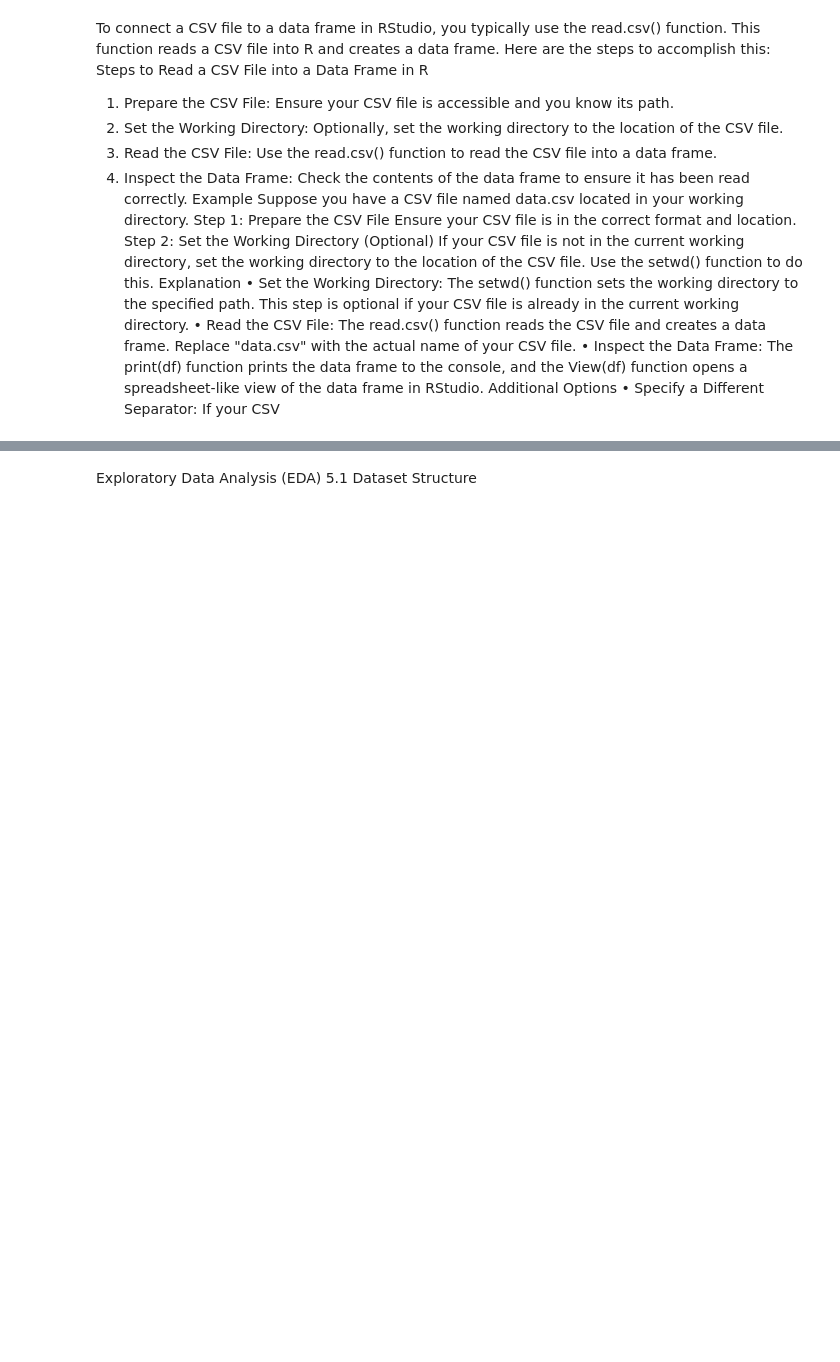
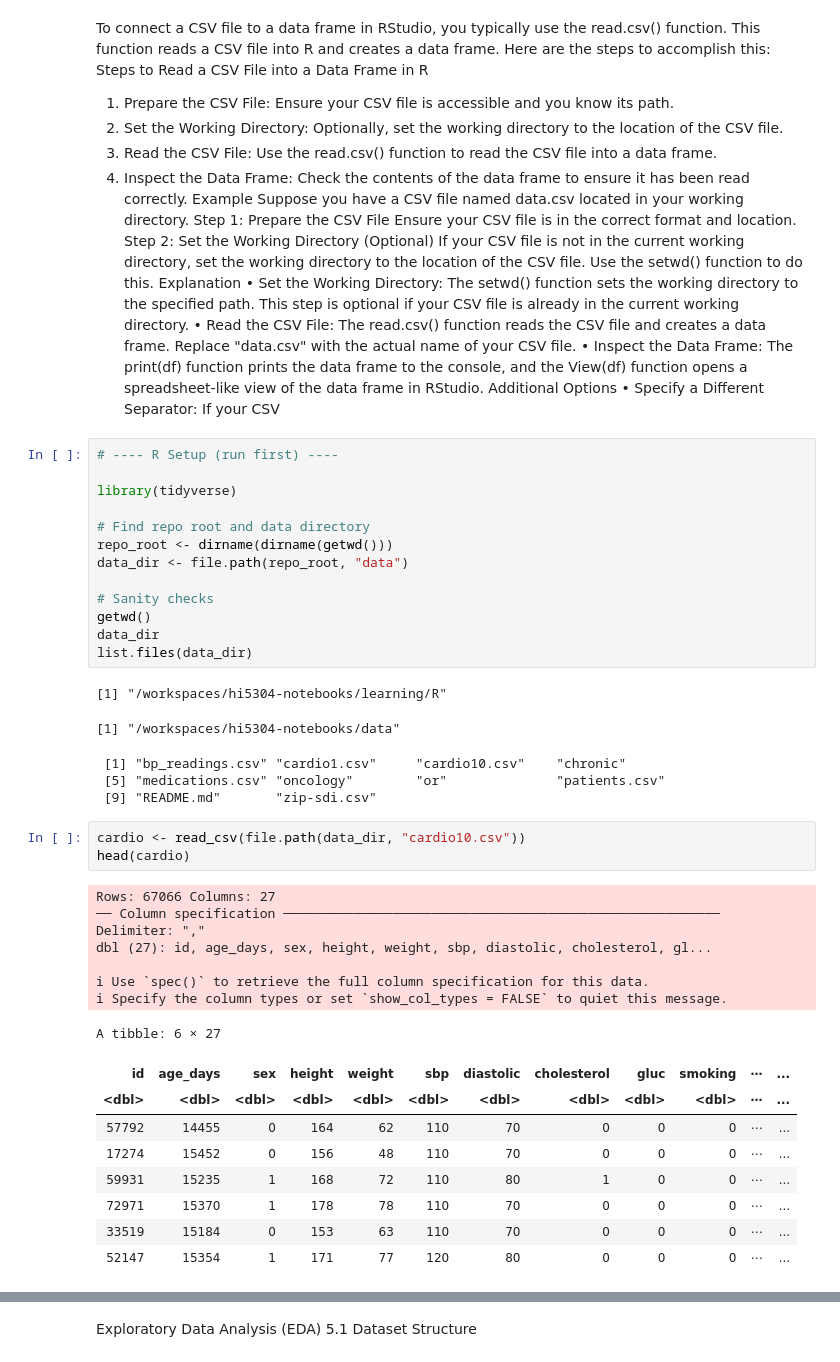
Before and after one commit to Blake-Wei/hi5304-assignment3, a Jupyter notebook: learning/R/Mastering_R.ipynb, the cells around one changed output, grey strips where cells are left out. Cells and saved outputs as stored; diff of their text form; blank space fills up the shorter version.

```diff
--- a/learning/R/Mastering_R.ipynb
+++ b/learning/R/Mastering_R.ipynb
@@ -154,6 +195,45 @@ Explanation
 •	Inspect the Data Frame: The print(df) function prints the data frame to the console, and the View(df) function opens a spreadsheet-like view of the data frame in RStudio.
 Additional Options
 •	Specify a Different Separator: If your CSV
+# %%
+# ---- R Setup (run first) ----
+
+library(tidyverse)
+
+# Find repo root and data directory
+repo_root <- dirname(dirname(getwd()))
+data_dir <- file.path(repo_root, "data")
+
+# Sanity checks
+getwd()
+data_dir
+list.files(data_dir)
+# %% [output]
+[1] "/workspaces/hi5304-notebooks/learning/R"
+[1] "/workspaces/hi5304-notebooks/data"
+ [1] "bp_readings.csv" "cardio1.csv"     "cardio10.csv"    "chronic"
+ [5] "medications.csv" "oncology"        "or"              "patients.csv"
+ [9] "README.md"       "zip-sdi.csv"
+# %%
+cardio <- read_csv(file.path(data_dir, "cardio10.csv"))
+head(cardio)
+# %% [output]
+Rows: 67066 Columns: 27
+── Column specification ────────────────────────────────────────────────────────
+Delimiter: ","
+dbl (27): id, age_days, sex, height, weight, sbp, diastolic, cholesterol, gl...
+
+ℹ Use `spec()` to retrieve the full column specification for this data.
+ℹ Specify the column types or set `show_col_types = FALSE` to quiet this message.
+A tibble: 6 × 27
+| id | age_days | sex | height | weight | sbp | diastolic | cholesterol | gluc | smoking | ⋯ | ... |
+| <dbl> | <dbl> | <dbl> | <dbl> | <dbl> | <dbl> | <dbl> | <dbl> | <dbl> | <dbl> | ⋯ | ... |
+| 57792 | 14455 | 0 | 164 | 62 | 110 | 70 | 0 | 0 | 0 | ⋯ | ... |
+| 17274 | 15452 | 0 | 156 | 48 | 110 | 70 | 0 | 0 | 0 | ⋯ | ... |
+| 59931 | 15235 | 1 | 168 | 72 | 110 | 80 | 1 | 0 | 0 | ⋯ | ... |
+| 72971 | 15370 | 1 | 178 | 78 | 110 | 70 | 0 | 0 | 0 | ⋯ | ... |
+| 33519 | 15184 | 0 | 153 | 63 | 110 | 70 | 0 | 0 | 0 | ⋯ | ... |
+| 52147 | 15354 | 1 | 171 | 77 | 120 | 80 | 0 | 0 | 0 | ⋯ | ... |
 # %%
 library(readr)
 library(tidyverse)
```
Also changed, not shown: parts of 21 cells of this notebook.
